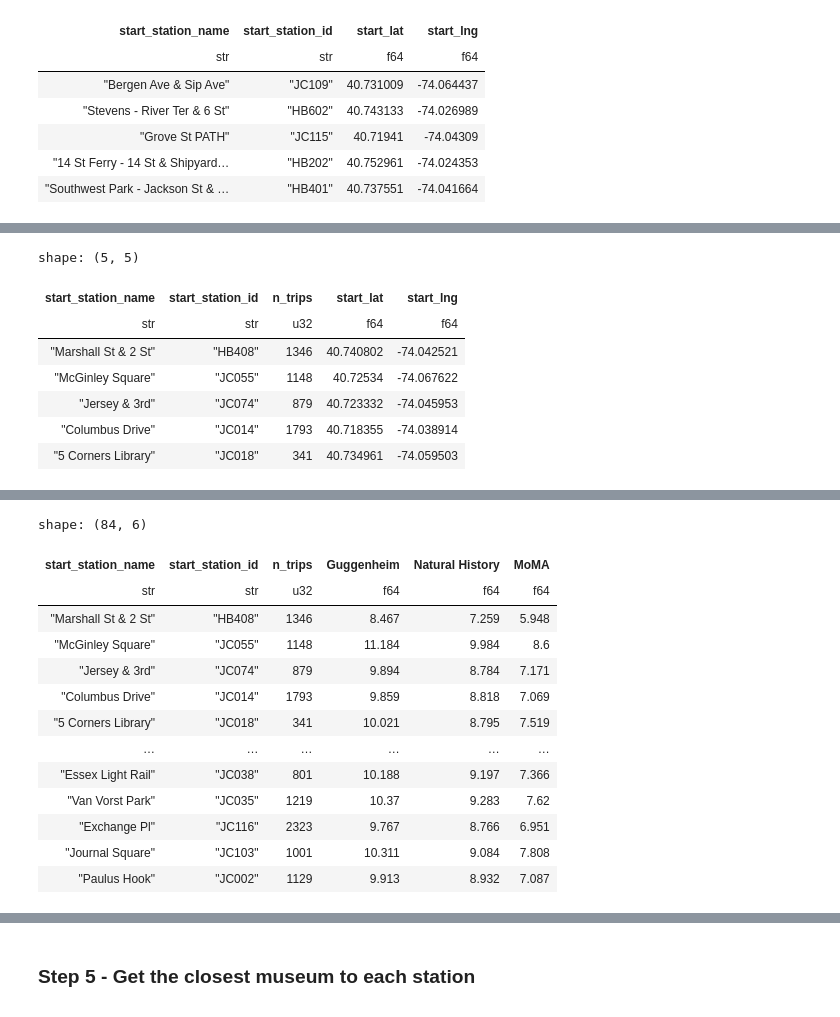
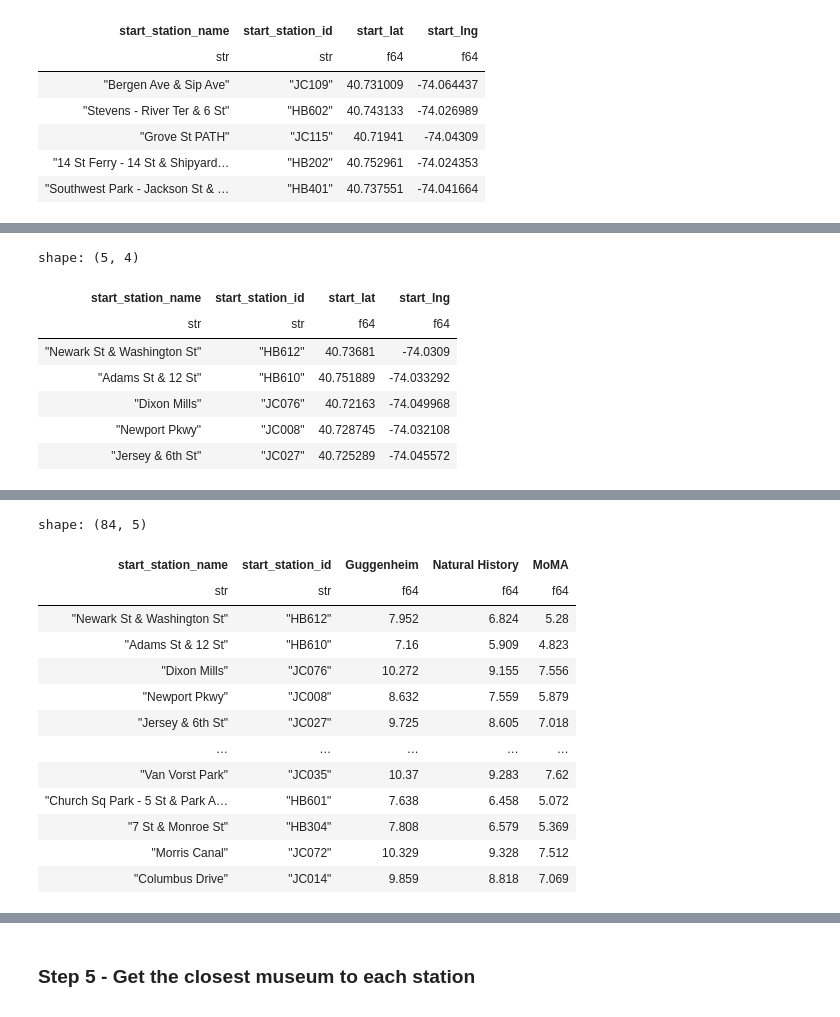
Before and after one commit to sq9890xp/museum_tours, a Jupyter notebook: act1_4_museum_tour-checkpoint.ipynb, the cells around one changed output, grey strips where cells are left out. Drawn from its saved outputs; the diff is of its cells as text; code cells hidden in the pictures.

```diff
--- a/act1_4_museum_tour-checkpoint.ipynb
+++ b/act1_4_museum_tour-checkpoint.ipynb
@@ -159,20 +158,19 @@ shape: (5, 4)
 .group_by(["start_station_name", "start_station_id"])
  # Aggregate here
 .agg(
-     pl.len().alias("n_trips"),
      pl.col("start_lat").mean(),
      pl.col("start_lng").mean(),
     )
 ).head()
 # %% [output]
-shape: (5, 5)
+shape: (5, 4)
-| start_station_name | start_station_id | n_trips | start_lat | start_lng |
-| str | str | u32 | f64 | f64 |
-| "Marshall St & 2 St" | "HB408" | 1346 | 40.740802 | -74.042521 |
-| "McGinley Square" | "JC055" | 1148 | 40.72534 | -74.067622 |
-| "Jersey & 3rd" | "JC074" | 879 | 40.723332 | -74.045953 |
-| "Columbus Drive" | "JC014" | 1793 | 40.718355 | -74.038914 |
-| "5 Corners Library" | "JC018" | 341 | 40.734961 | -74.059503 |
+| start_station_name | start_station_id | start_lat | start_lng |
+| str | str | f64 | f64 |
+| "Newark St & Washington St" | "HB612" | 40.73681 | -74.0309 |
+| "Adams St & 12 St" | "HB610" | 40.751889 | -74.033292 |
+| "Dixon Mills" | "JC076" | 40.72163 | -74.049968 |
+| "Newport Pkwy" | "JC008" | 40.728745 | -74.032108 |
+| "Jersey & 6th St" | "JC027" | 40.725289 | -74.045572 |
 # %% [markdown]
 ### Step 4 - Compute the great cirle distance for each museum
 
@@ -184,31 +182,29 @@ moma_lat, moma_lng = (40.761667, -73.9775)
 # %%
 (city_bike_3 :=
     city_bike_2
     .with_columns(
         great_circle_distance("start_lat","start_lng", gug_lat,  gug_lng).alias("Guggenheim"),
         great_circle_distance("start_lat","start_lng", nh_lat,   nh_lng ).alias("Natural History"),
         great_circle_distance("start_lat","start_lng", moma_lat, moma_lng).alias("MoMA"),
-    )
+                 )
+
     .with_columns(
-        pl.col(["Guggenheim", "Natural History", "MoMA"])
-    )
-    .with_columns(
-        pl.col(["Guggenheim", "Natural History", "MoMA"]).round(3)
+    pl.col(["Guggenheim", "Natural History", "MoMA"]).round(3)
     )
     .drop(["start_lat", "start_lng"])
 )
 # %% [output]
-shape: (84, 6)
+shape: (84, 5)
-| start_station_name | start_station_id | n_trips | Guggenheim | Natural History | MoMA |
-| str | str | u32 | f64 | f64 | f64 |
-| "Marshall St & 2 St" | "HB408" | 1346 | 8.467 | 7.259 | 5.948 |
-| "McGinley Square" | "JC055" | 1148 | 11.184 | 9.984 | 8.6 |
-| "Jersey & 3rd" | "JC074" | 879 | 9.894 | 8.784 | 7.171 |
-| "Columbus Drive" | "JC014" | 1793 | 9.859 | 8.818 | 7.069 |
-| "5 Corners Library" | "JC018" | 341 | 10.021 | 8.795 | 7.519 |
-| … | … | … | … | … | … |
-| "Essex Light Rail" | "JC038" | 801 | 10.188 | 9.197 | 7.366 |
-| "Van Vorst Park" | "JC035" | 1219 | 10.37 | 9.283 | 7.62 |
-| "Exchange Pl" | "JC116" | 2323 | 9.767 | 8.766 | 6.951 |
-| "Journal Square" | "JC103" | 1001 | 10.311 | 9.084 | 7.808 |
-| "Paulus Hook" | "JC002" | 1129 | 9.913 | 8.932 | 7.087 |
+| start_station_name | start_station_id | Guggenheim | Natural History | MoMA |
+| str | str | f64 | f64 | f64 |
+| "Newark St & Washington St" | "HB612" | 7.952 | 6.824 | 5.28 |
+| "Adams St & 12 St" | "HB610" | 7.16 | 5.909 | 4.823 |
+| "Dixon Mills" | "JC076" | 10.272 | 9.155 | 7.556 |
+| "Newport Pkwy" | "JC008" | 8.632 | 7.559 | 5.879 |
+| "Jersey & 6th St" | "JC027" | 9.725 | 8.605 | 7.018 |
+| … | … | … | … | … |
+| "Van Vorst Park" | "JC035" | 10.37 | 9.283 | 7.62 |
+| "Church Sq Park - 5 St & Park A… | "HB601" | 7.638 | 6.458 | 5.072 |
+| "7 St & Monroe St" | "HB304" | 7.808 | 6.579 | 5.369 |
+| "Morris Canal" | "JC072" | 10.329 | 9.328 | 7.512 |
+| "Columbus Drive" | "JC014" | 9.859 | 8.818 | 7.069 |
```
Also changed, not shown: parts of 6 cells of this notebook.
